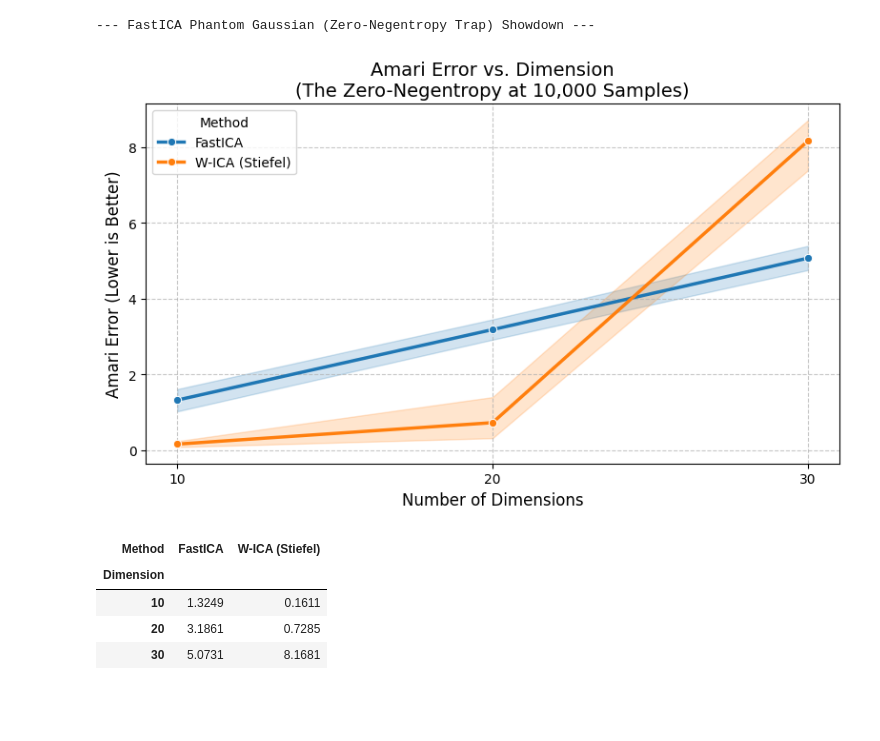
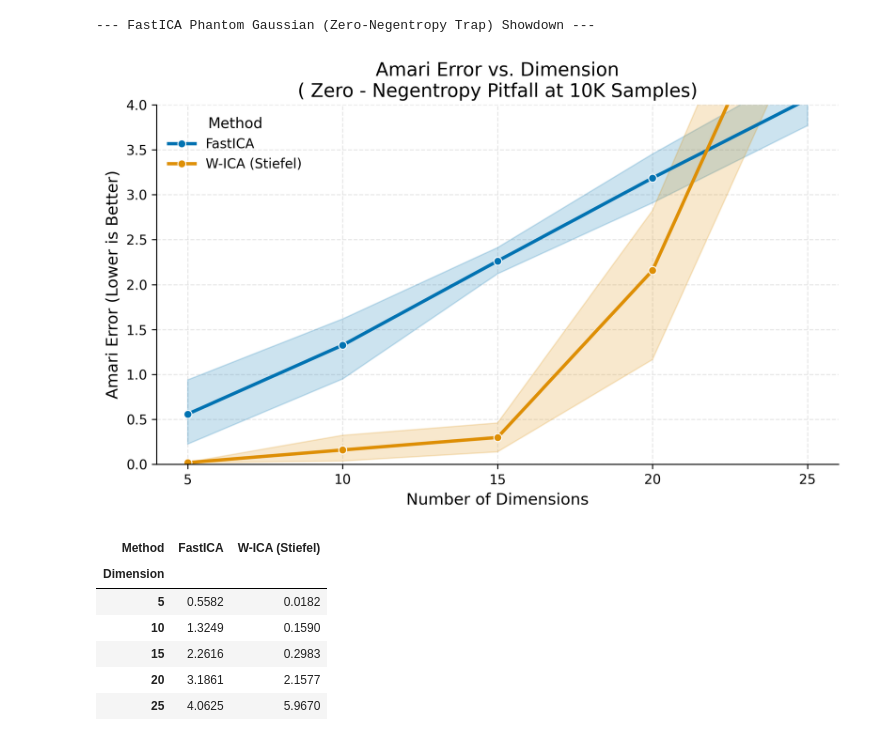
Before and after one commit to ashutoshjha3103/ot_in_linear_ica, a Jupyter notebook: exp/FastICA_failure_modes_vs_OT_ICA.ipynb, the cells around one changed output. Saved outputs shown, nothing was run; the diff lists cells and outputs as text; code cells hidden in the pictures; blank space fills up the shorter version.

```diff
--- a/exp/FastICA_failure_modes_vs_OT_ICA.ipynb
+++ b/exp/FastICA_failure_modes_vs_OT_ICA.ipynb
@@ -304,7 +371,7 @@ def generate_trimodal_trap(n_dim, n_samples, seed=None):
     return torch.tensor(X, dtype=torch.float32), A
 # %%
 # Generate a 1-dimensional test sample to visualize the shape
-test_samples, _ = generate_trimodal_trap(n_dim=1, n_samples=50000, seed=42)
+test_samples, _ = generate_trimodal_trap(n_dim=1, n_samples=10000, seed=42)
 test_np = test_samples.numpy().flatten()
 
 plt.figure(figsize=(8, 4))
@@ -315,7 +382,7 @@ plt.axvline(0, color='black', linestyle='--', label='Negative Curvature Zone (h(
 plt.axvline(-TRAP_B, color='red', linestyle=':', label=f'Positive Peaks (b = {TRAP_B:.2f})')
 plt.axvline(TRAP_B, color='red', linestyle=':')
 
-plt.title("The Continuous A.5 Trap\n(Balancing the Zero-Crossing Curvature)")
+plt.title("The Zero Curvature FasICA Pitfall`\n(Balancing the Zero-Crossing Curvature at 10K Samples)", fontsize=14)
 plt.xlabel("Signal Amplitude")
 plt.ylabel("Probability Density")
 plt.legend()
@@ -380,7 +464,7 @@ def run_trimodal_trap_trial(dim, trial, n_samples):
 # ==========================================
 # 3. Main Execution
 # ==========================================
-DIMENSIONS = [10, 20, 30]
+DIMENSIONS = list(range(5, 26, 5))
 N_SAMPLES = 10000
 N_TRIALS = 5
 # %%
@@ -670,7 +766,7 @@ def run_phantom_trial(dim, trial, n_samples):
 
     trial_results.append({'Dimension': dim, 'Method': 'FastICA', 'Amari Error': score_fast})
 
-    # --- W-ICA (Stiefel) ---
+# --- W-ICA (Stiefel) ---
     try:
         ica = WassersteinICA(X_torch)
         ica.whiten()
@@ -678,15 +774,32 @@ def run_phantom_trial(dim, trial, n_samples):
 
         extracted_ws = []
         n_restarts = dim * 4 if dim * 4 < 150 else 150
+
+        # 1. Deflation Phase (Added dithering for discrete variable smoothing)
         for _ in range(dim):
             prev = torch.stack(extracted_ws) if extracted_ws else None
-            w, _ = ica.optimize_wasserstein2(prev_components=prev, max_iter=200, n_restarts=n_restarts)
+            w, _ = ica.optimize_wasserstein2(
+                prev_components=prev,
+                max_iter=200,
+                n_restarts=n_restarts,
+                dither_sigma=0.01  # Smooths the step-functions in empirical CDFs
+            )
             extracted_ws.append(w)
+
         W_deflation_init = torch.stack(extracted_ws)
 
-        # Standard W2 optimal transport (cost='l2' is default)
+        # 2. Symmetric Stiefel Phase (Added mini-batching and dithering)
+        # Note: We decrease the learning rate to 0.25 and double max_iter to 400
+        # because stochastic mini-batching requires a slightly longer settling time.
         W_stiefel_unmixed = ica.optimize_symmetric(
-            n_components=dim, max_iter=200, lr=0.5, init_w=W_deflation_init, optimizer='stiefel'
+            n_components=dim,
+            max_iter=400,
+            lr=0.25,
+            init_w=W_deflation_init,
+            optimizer='stiefel',
+            use_sinkhorn=False,
+            dither_sigma=0.01,   # Maintains continuous geometry
+            batch_size=1024      # Stochastic "bouncing" to escape local maxima
         )
         W_wass_total = W_stiefel_unmixed.cpu().numpy() @ W_white_np
         score_wass = amari_error(W_wass_total, A_true)
@@ -702,8 +815,8 @@ def run_phantom_trial(dim, trial, n_samples):
 # ==========================================
 # 3. Main Execution
 # ==========================================
-DIMENSIONS = [10, 20, 30]
-N_SAMPLES = 10000  # Updated to 10k as requested
+DIMENSIONS = list(range(5, 26, 5))
+N_SAMPLES = 10000  # Updated to 10k
 N_TRIALS = 5
 
 print(f"--- FastICA Phantom Gaussian (Zero-Negentropy Trap) Showdown ---")
@@ -723,19 +836,23 @@ df_phantom = pd.DataFrame(results)
 # %%
 plt.figure(figsize=(8, 5))
 sns.lineplot(data=df_phantom, x='Dimension', y='Amari Error', hue='Method', marker='o', linewidth=2.5)
-plt.title("Amari Error vs. Dimension\n(The Zero-Negentropy at 10,000 Samples)", fontsize=14)
+plt.title("Amari Error vs. Dimension\n( Zero - Negentropy Pitfall at 10K Samples)", fontsize=14)
 plt.ylabel("Amari Error (Lower is Better)", fontsize=12)
 plt.xlabel("Number of Dimensions", fontsize=12)
 plt.xticks(DIMENSIONS)
-plt.grid(True, linestyle='--', alpha=0.7)
+plt.ylim(0, 4)
+plt.gca().yaxis.set_major_locator(MultipleLocator(0.5))
+#plt.grid(True, linestyle='--', alpha=0.7)
 plt.tight_layout()
 plt.show()
 
 display(df_phantom.groupby(['Dimension', 'Method'])['Amari Error'].mean().unstack().round(4))
 # %% [output]
-[figure, old version]
+[figure, new version]
 | Method | FastICA | W-ICA (Stiefel) |
 | Dimension |  |  |
-| 10 | 1.3249 | 0.1611 |
-| 20 | 3.1861 | 0.7285 |
-| 30 | 5.0731 | 8.1681 |
+| 5 | 0.5582 | 0.0182 |
+| 10 | 1.3249 | 0.1590 |
+| 15 | 2.2616 | 0.2983 |
+| 20 | 3.1861 | 2.1577 |
+| 25 | 4.0625 | 5.9670 |
```
Also changed, not shown: parts of 12 cells of this notebook.
